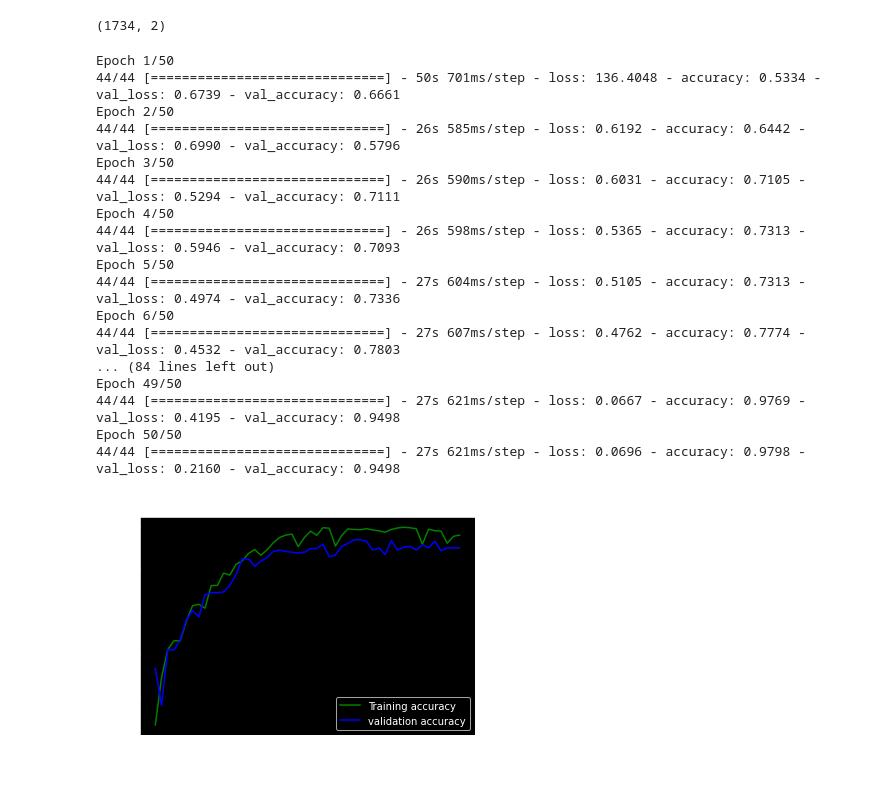
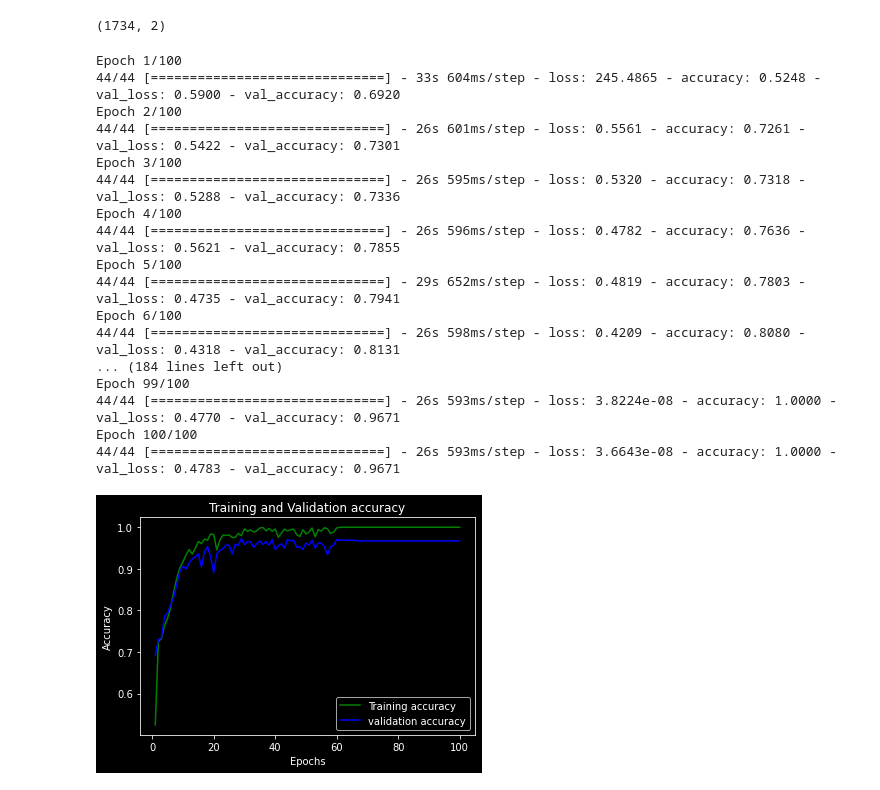
Before and after one commit to premanshsharma/Brain-Tumor-Detection, a Jupyter notebook: btp_clg_vgg16.ipynb, the cells around one changed output. Cells and saved outputs as stored; diff of their text form; code cells hidden in the pictures.

```diff
--- a/btp_clg_vgg16.ipynb
+++ b/btp_clg_vgg16.ipynb
@@ -103,37 +145,40 @@ y_train.shape
 # %% [output]
 (1734, 2)
 # %%
-history = model.fit(x_train, y_train, epochs = 50, batch_size = 40, validation_data = (x_val, y_val))
+model1 = vgg16()
+# model2 = vgg19()
+history = model1.fit(x_train, y_train, epochs = 100, batch_size = 40, validation_data = (x_val, y_val))
 # %% [output]
-Epoch 1/50
-44/44 [==============================] - 50s 701ms/step - loss: 136.4048 - accuracy: 0.5334 - val_loss: 0.6739 - val_accuracy: 0.6661
-Epoch 2/50
-44/44 [==============================] - 26s 585ms/step - loss: 0.6192 - accuracy: 0.6442 - val_loss: 0.6990 - val_accuracy: 0.5796
-Epoch 3/50
-44/44 [==============================] - 26s 590ms/step - loss: 0.6031 - accuracy: 0.7105 - val_loss: 0.5294 - val_accuracy: 0.7111
-Epoch 4/50
-44/44 [==============================] - 26s 598ms/step - loss: 0.5365 - accuracy: 0.7313 - val_loss: 0.5946 - val_accuracy: 0.7093
-Epoch 5/50
-44/44 [==============================] - 27s 604ms/step - loss: 0.5105 - accuracy: 0.7313 - val_loss: 0.4974 - val_accuracy: 0.7336
-Epoch 6/50
-44/44 [==============================] - 27s 607ms/step - loss: 0.4762 - accuracy: 0.7774 - val_loss: 0.4532 - val_accuracy: 0.7803
-... (84 lines left out)
-Epoch 49/50
-44/44 [==============================] - 27s 621ms/step - loss: 0.0667 - accuracy: 0.9769 - val_loss: 0.4195 - val_accuracy: 0.9498
-Epoch 50/50
-44/44 [==============================] - 27s 621ms/step - loss: 0.0696 - accuracy: 0.9798 - val_loss: 0.2160 - val_accuracy: 0.9498
+Epoch 1/100
+44/44 [==============================] - 33s 604ms/step - loss: 245.4865 - accuracy: 0.5248 - val_loss: 0.5900 - val_accuracy: 0.6920
+Epoch 2/100
+44/44 [==============================] - 26s 601ms/step - loss: 0.5561 - accuracy: 0.7261 - val_loss: 0.5422 - val_accuracy: 0.7301
+Epoch 3/100
+44/44 [==============================] - 26s 595ms/step - loss: 0.5320 - accuracy: 0.7318 - val_loss: 0.5288 - val_accuracy: 0.7336
+Epoch 4/100
+44/44 [==============================] - 26s 596ms/step - loss: 0.4782 - accuracy: 0.7636 - val_loss: 0.5621 - val_accuracy: 0.7855
+Epoch 5/100
+44/44 [==============================] - 29s 652ms/step - loss: 0.4819 - accuracy: 0.7803 - val_loss: 0.4735 - val_accuracy: 0.7941
+Epoch 6/100
+44/44 [==============================] - 26s 598ms/step - loss: 0.4209 - accuracy: 0.8080 - val_loss: 0.4318 - val_accuracy: 0.8131
+... (184 lines left out)
+Epoch 99/100
+44/44 [==============================] - 26s 593ms/step - loss: 3.8224e-08 - accuracy: 1.0000 - val_loss: 0.4770 - val_accuracy: 0.9671
+Epoch 100/100
+44/44 [==============================] - 26s 593ms/step - loss: 3.6643e-08 - accuracy: 1.0000 - val_loss: 0.4783 - val_accuracy: 0.9671
 # %%
+# print(history)
 loss_train = history.history['accuracy']
 loss_val = history.history['val_accuracy']
-epochs = range(1,51)
+epochs = range(1,101)
 plt.plot(epochs, loss_train, 'g', label='Training accuracy')
 plt.plot(epochs, loss_val, 'b', label='validation accuracy')
 plt.title('Training and Validation accuracy')
 plt.xlabel('Epochs')
 plt.ylabel('Accuracy')
 plt.legend()
 plt.show()
 # %% [output]
-[figure, old version]
+[figure, new version]
 # %%
 print("Evaluate on test data")
```
Also changed, not shown: parts of 3 cells of this notebook.
